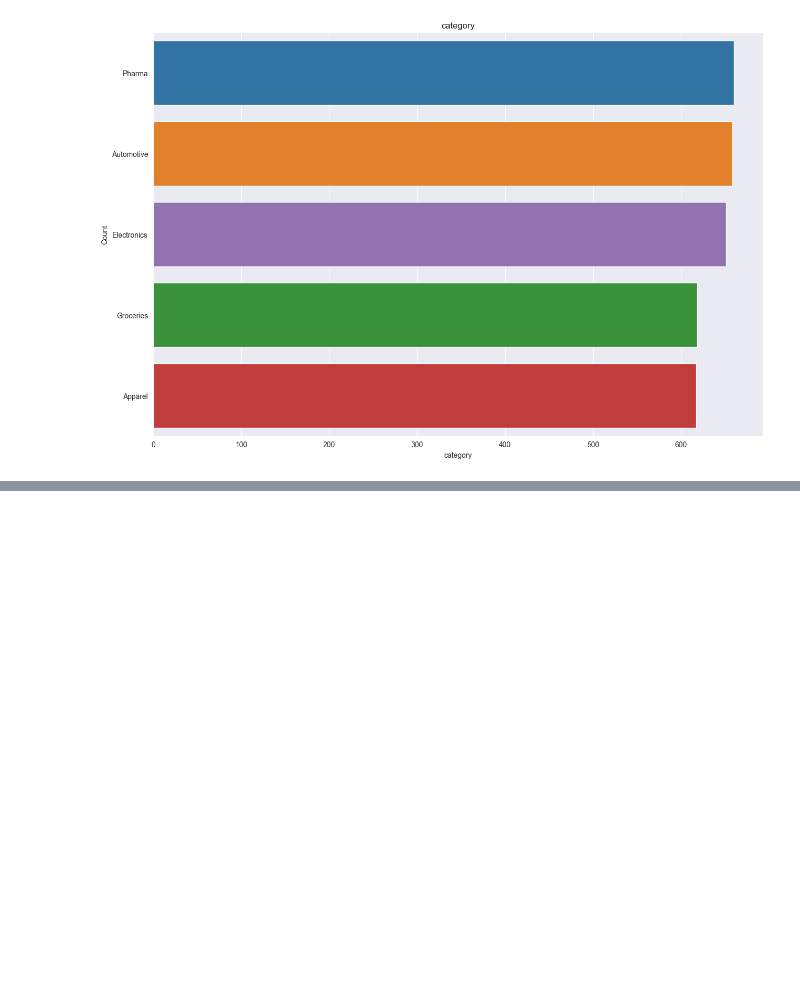
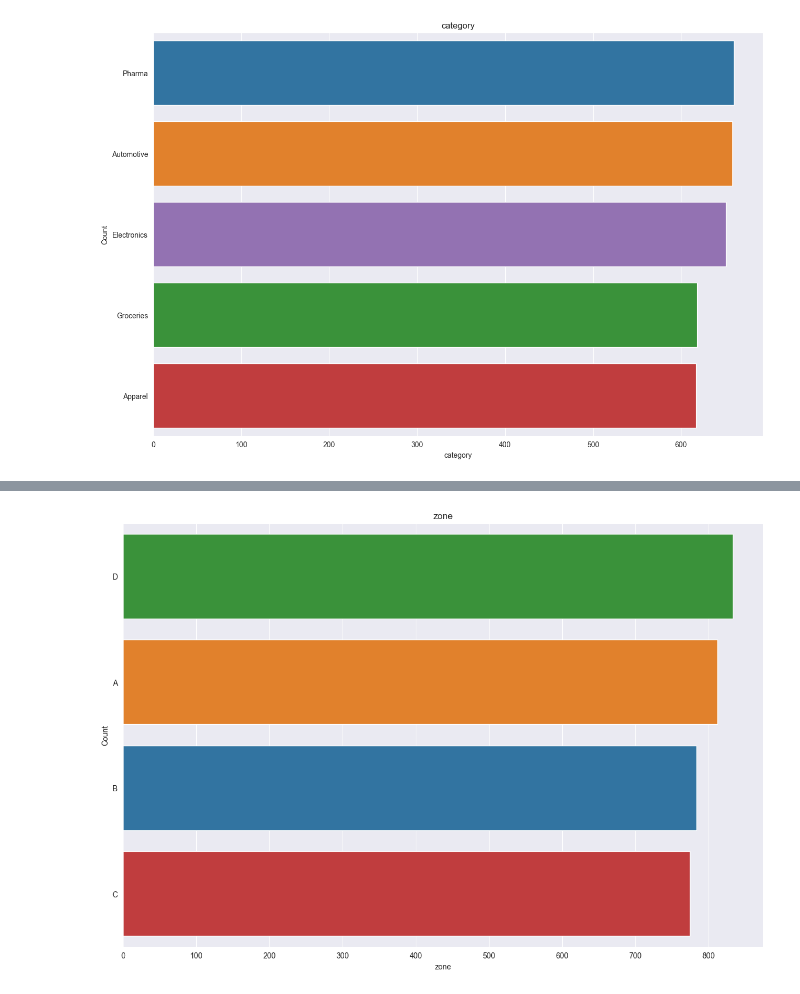
Before and after one commit to Fritz1304/Modelos_Analiticos, a Jupyter notebook: notebook.ipynb, the cells around one changed output, grey strips where cells are left out. Cells and saved outputs as stored; diff of their text form; code cells hidden in the pictures; blank space fills up the shorter version.

```diff
--- a/notebook.ipynb
+++ b/notebook.ipynb
@@ -127,0 +153,13 @@ INTERPRETACION DE LAS DISTRIBUCIONES DE LAS VARIABLES CATEGORICAS
+# %%
+print("INTERPRETACION DE LAS DISTRIBUCIONES DE LAS VARIABLES CATEGORICAS")
+datasetOriginalCategoryColumns = datasetOriginal.select_dtypes(exclude=[numpy.number])
+
+# datasetOriginalCategoryColumns.info()
+datasetOriginalCategoryColumns.head()
+
+pyplot.figure(figsize=(15,10))
+sb.countplot(y = datasetOriginal['category'], data = datasetOriginal,order=datasetOriginal['category'].value_counts().index, hue='category', dodge=False)
+pyplot.title('category')
+pyplot.xlabel('category')
+pyplot.ylabel('Count')
+pyplot.show()
@@ -127,0 +169,11 @@ INTERPRETACION DE LAS DISTRIBUCIONES DE LAS VARIABLES CATEGORICAS
+# %%
+datasetOriginalCategoryColumns.head()
+datasetOriginalCategoryColumns = datasetOriginal.select_dtypes(exclude=[numpy.number])
+pyplot.figure(figsize=(15,10))
+sb.countplot(y = datasetOriginal['zone'], data = datasetOriginal,order=datasetOriginal['zone'].value_counts().index, hue='zone', dodge=False)
+pyplot.title('zone')
+pyplot.xlabel('zone')
+pyplot.ylabel('Count')
+pyplot.show()
+# %% [output]
+[figure, added]
```
Also changed, not shown: parts of 11 cells of this notebook.
